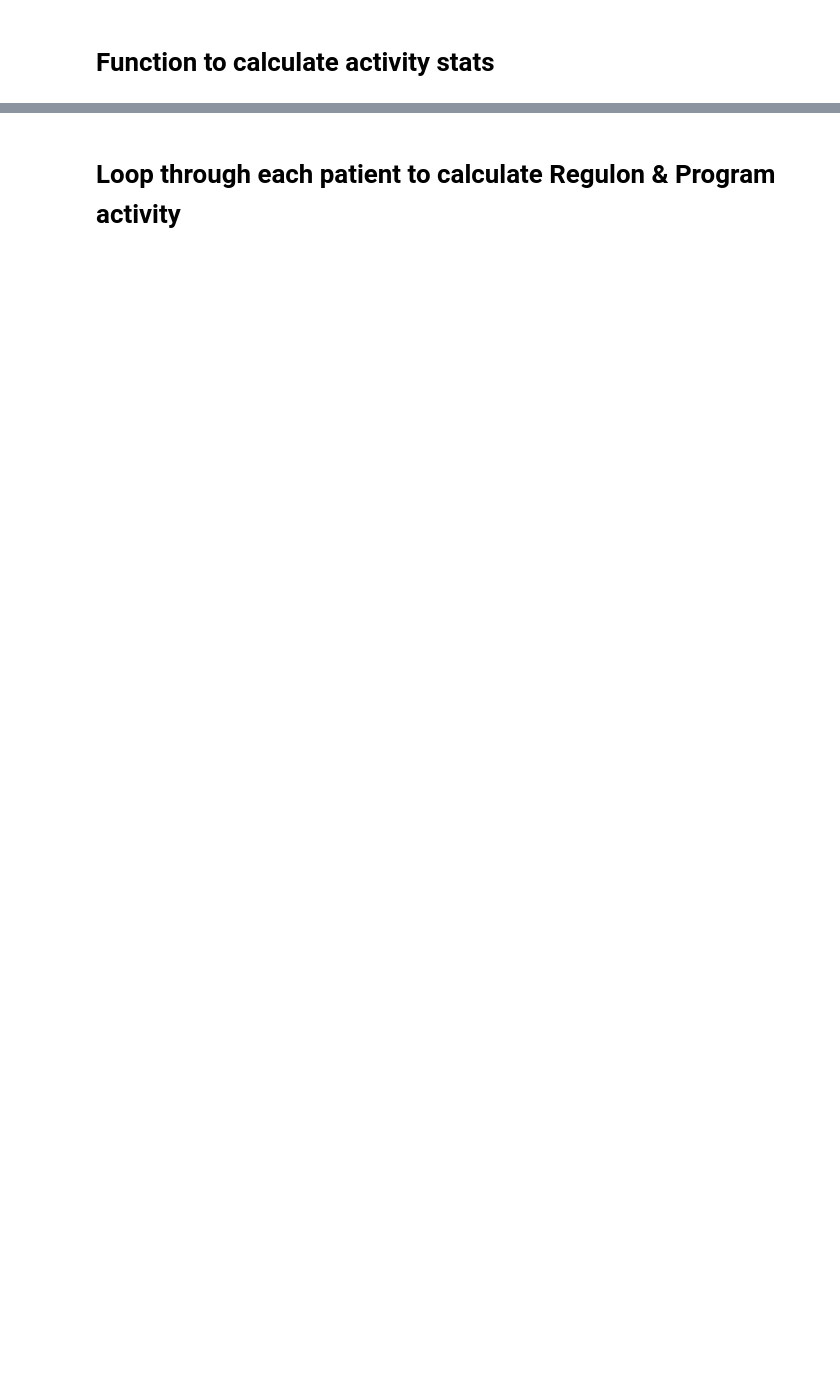
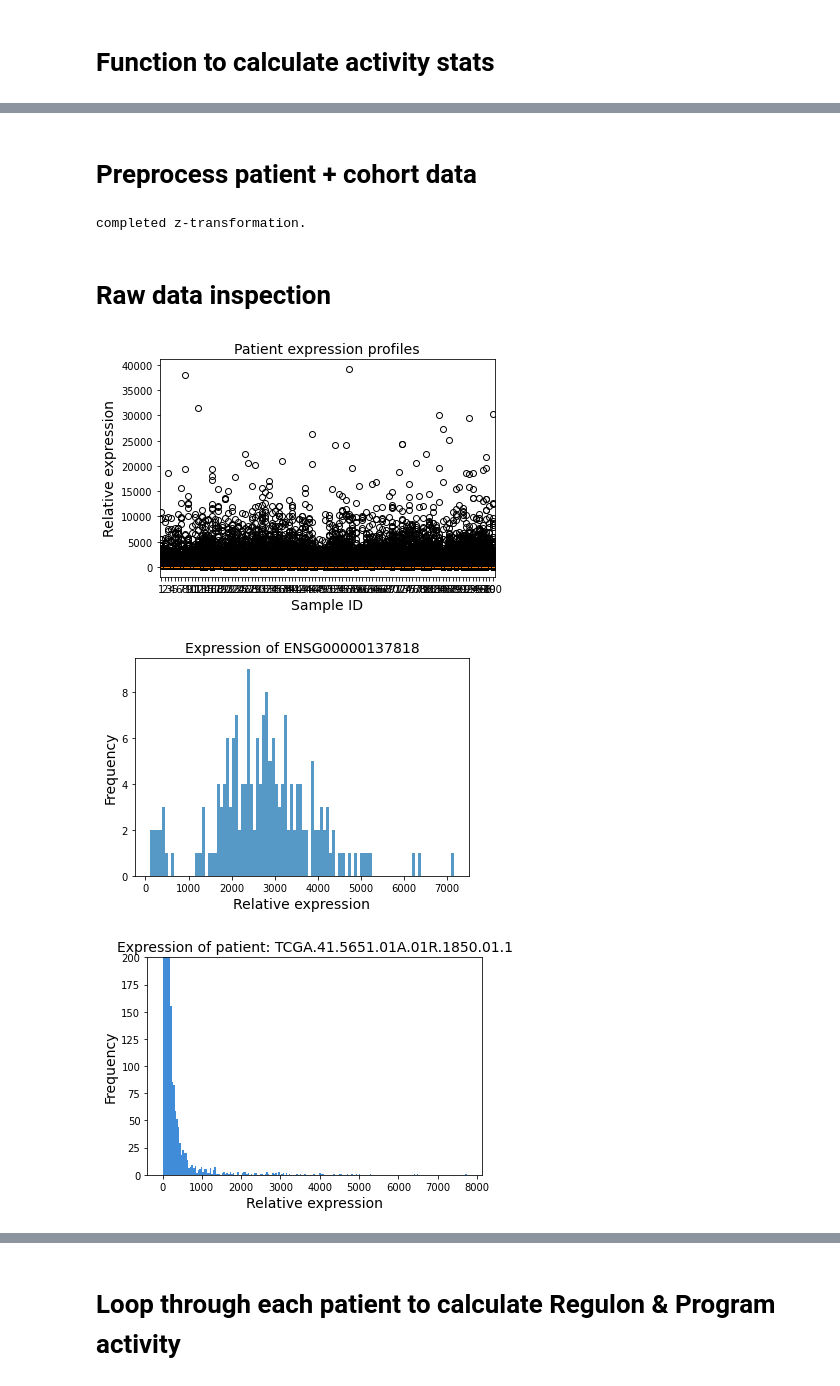
Before and after one commit to sturkarslan/GbmMINER, a Jupyter notebook: src/RegulonActivityCalculationXcures.ipynb, the cells around one changed output, grey strips where cells are left out. Cells and saved outputs as stored; diff of their text form; code cells hidden in the pictures; blank space fills up the shorter version.

```diff
--- a/src/RegulonActivityCalculationXcures.ipynb
+++ b/src/RegulonActivityCalculationXcures.ipynb
@@ -230,0 +269,17 @@ def activityStats(inputDf,label):
+# %% [markdown]
+# Preprocess patient + cohort data
+# %%
+#output_dir = "/Volumes/omics4tb2/SYGNAL/XCures"
+
+# Load patients data combined with cohort rnaseq tpms
+combined_patient_cohort_filename = os.path.join("/Volumes/omics4tb2/SYGNAL/XCures/patients_processed_data/allpatients_withcohort_tpm.csv")
+# read cohort + patient data
+rawExpression = miner.readFileToDf(combined_patient_cohort_filename)
+
+# remove Null rows
+rawExpressionZeroFiltered = miner.removeNullRows(rawExpression)
+
+# correct batch effects
+zscoredExpression = miner.correctBatchEffects(rawExpressionZeroFiltered)
+# %% [output]
+completed z-transformation.
@@ -230,0 +288,8 @@ def activityStats(inputDf,label):
+# %% [markdown]
+# Raw data inspection
+# %%
+processingPlots("ENSG00000137818","TCGA.41.5651.01A.01R.1850.01.1",rawExpression )
+# %% [output]
+[figure, added]
+[figure, added]
+[figure, added]
```
Also changed, not shown: parts of 19 cells of this notebook, 36 other files.
